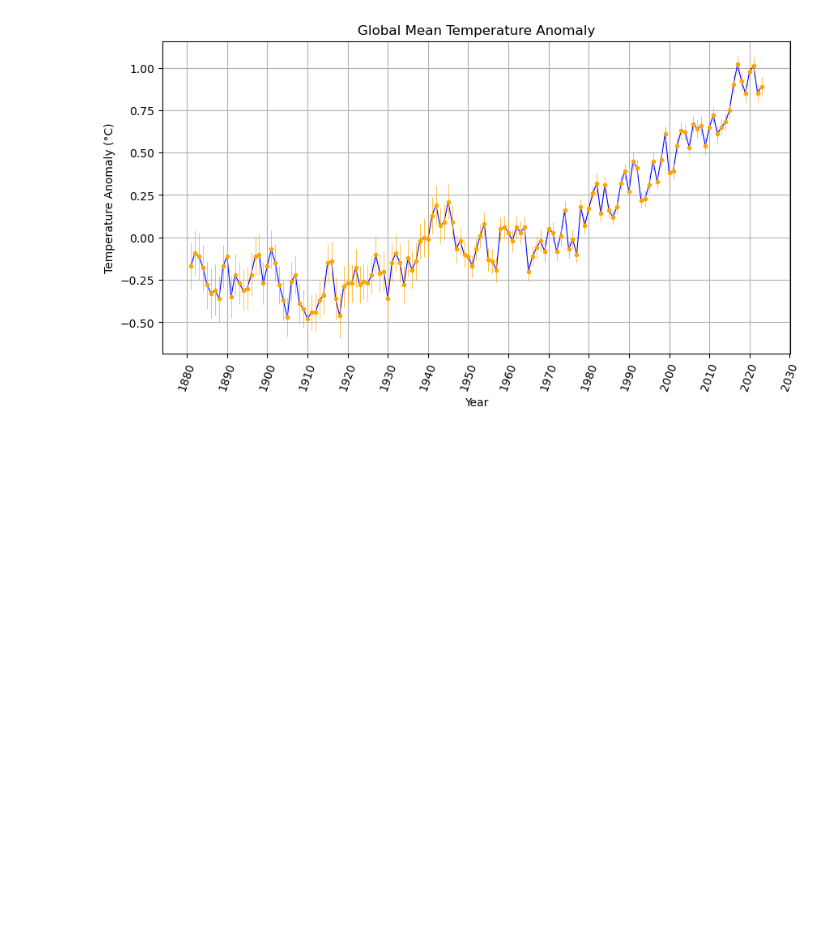
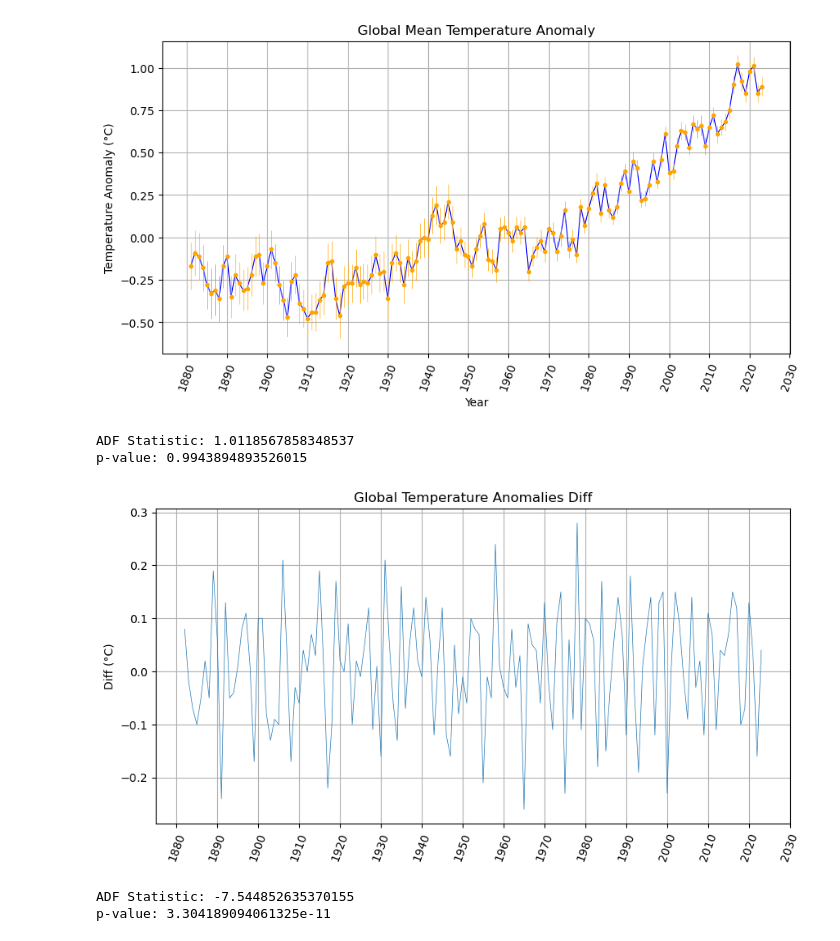
Before and after one commit to luigiselmi/climate, a Jupyter notebook: globaltemp/global_temperature_anomaly.ipynb, the cells around one changed output. Saved outputs shown, nothing was run; the diff lists cells and outputs as text; code cells hidden in the pictures; blank space fills up the shorter version.

Commit message:
global diff

```diff
--- a/globaltemp/global_temperature_anomaly.ipynb
+++ b/globaltemp/global_temperature_anomaly.ipynb
@@ -90,3 +94,33 @@ plt_giss_error= ax.errorbar(giss_temp.index, giss_temp['Annual Mean'], yerr=giss
 plt.savefig('giss_anomaly.png', dpi=300)
 # %% [output]
 [figure]
+# %%
+ADF_result = adfuller(giss_temp['Annual Mean'])
+print(f'ADF Statistic: {ADF_result[0]}')
+print(f'p-value: {ADF_result[1]}')
+# %% [output]
+ADF Statistic: 1.0118567858348537
+p-value: 0.9943894893526015
+# %%
+giss_temp_diff = np.diff(giss_temp['Annual Mean'], n=1)
+giss_temp_diff_df = pd.DataFrame({'Diff': giss_temp_diff}, index=year_index[1:])
+# %%
+fig, ax = plt.subplots(figsize=(10,5))
+ax.grid(True)
+ax.set_title('Global Temperature Anomalies Diff')
+ax.set_ylabel('Diff (°C)')
+ax.set_xticks(giss_temp_diff_df.index)
+ax.set_xticklabels(giss_temp_diff_df.index, rotation=70)
+ax.xaxis.set_major_locator(mdates.YearLocator(10))
+ax.xaxis.set_major_formatter(mdates.DateFormatter('%Y'))
+plt_google_diff = ax.plot(giss_temp_diff_df, linewidth=0.5, label='anom.diff')
+#plt.legend(loc='upper left')
+# %% [output]
+[figure, added]
+# %%
+ADF_result = adfuller(giss_temp_diff_df)
+print(f'ADF Statistic: {ADF_result[0]}')
+print(f'p-value: {ADF_result[1]}')
+# %% [output]
+ADF Statistic: -7.544852635370155
+p-value: 3.304189094061325e-11
```
Also changed, not shown: parts of 2 cells of this notebook.
